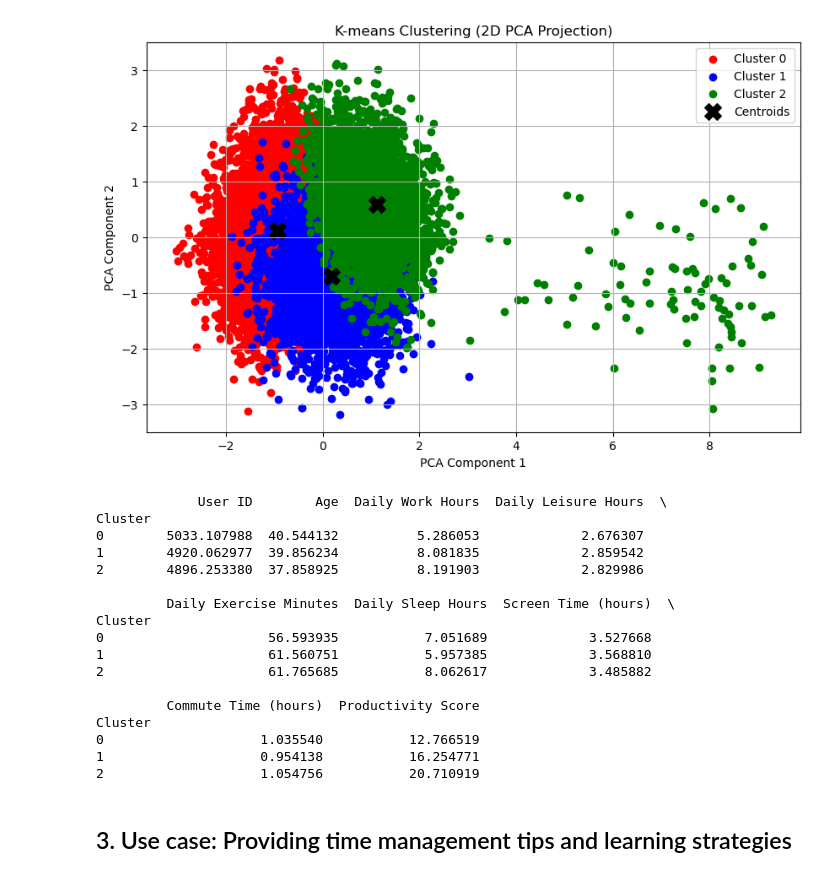
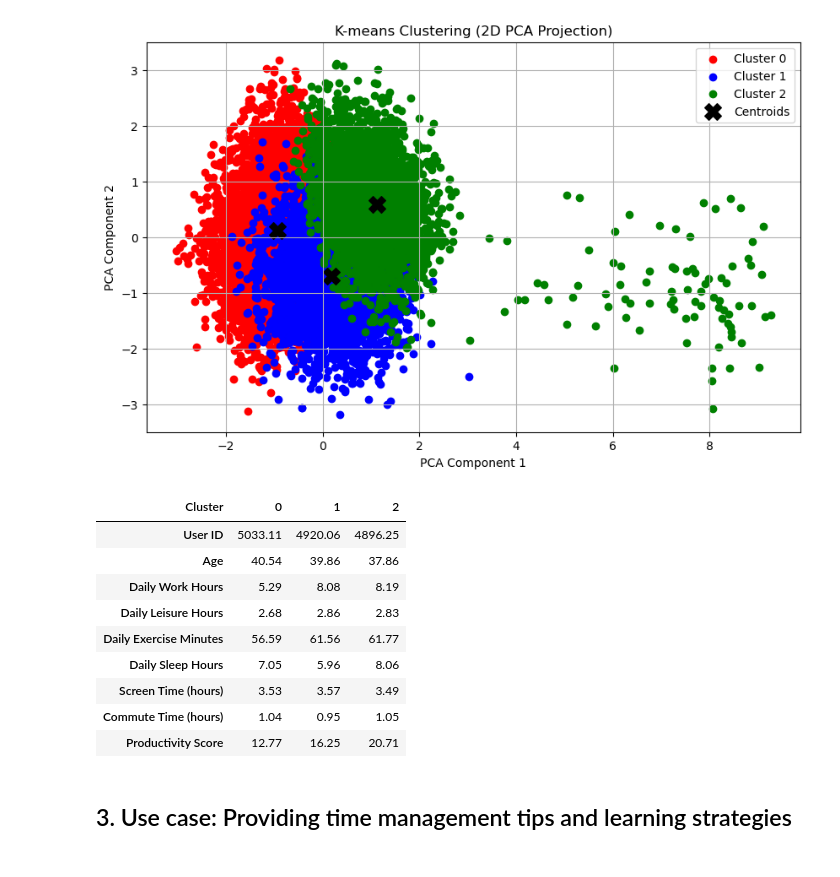
Before and after one commit to yceugene/learnsync, a Jupyter notebook: src/simulation.ipynb, the cells around one changed output. Drawn from its saved outputs; the diff is of its cells as text; code cells hidden in the pictures.

```diff
--- a/src/simulation.ipynb
+++ b/src/simulation.ipynb
@@ -278,25 +273,18 @@ plt.show()
 # %% [output]
 [figure]
 # %%
-print(data.groupby('Cluster').mean())
+data.groupby('Cluster').mean().T.round(2)
 # %% [output]
-             User ID        Age  Daily Work Hours  Daily Leisure Hours  \
-Cluster
-0        5033.107988  40.544132          5.286053             2.676307
-1        4920.062977  39.856234          8.081835             2.859542
-2        4896.253380  37.858925          8.191903             2.829986
-
-         Daily Exercise Minutes  Daily Sleep Hours  Screen Time (hours)  \
-Cluster
-0                     56.593935           7.051689             3.527668
-1                     61.560751           5.957385             3.568810
-2                     61.765685           8.062617             3.485882
-
-         Commute Time (hours)  Productivity Score
-Cluster
-0                    1.035540           12.766519
-1                    0.954138           16.254771
-2                    1.054756           20.710919
+| Cluster | 0 | 1 | 2 |
+| User ID | 5033.11 | 4920.06 | 4896.25 |
+| Age | 40.54 | 39.86 | 37.86 |
+| Daily Work Hours | 5.29 | 8.08 | 8.19 |
+| Daily Leisure Hours | 2.68 | 2.86 | 2.83 |
+| Daily Exercise Minutes | 56.59 | 61.56 | 61.77 |
+| Daily Sleep Hours | 7.05 | 5.96 | 8.06 |
+| Screen Time (hours) | 3.53 | 3.57 | 3.49 |
+| Commute Time (hours) | 1.04 | 0.95 | 1.05 |
+| Productivity Score | 12.77 | 16.25 | 20.71 |
 # %% [markdown]
 ## 3. Use case: Providing time management tips and learning strategies
 # %% [markdown]
```
Also changed, not shown: parts of 8 cells of this notebook.
